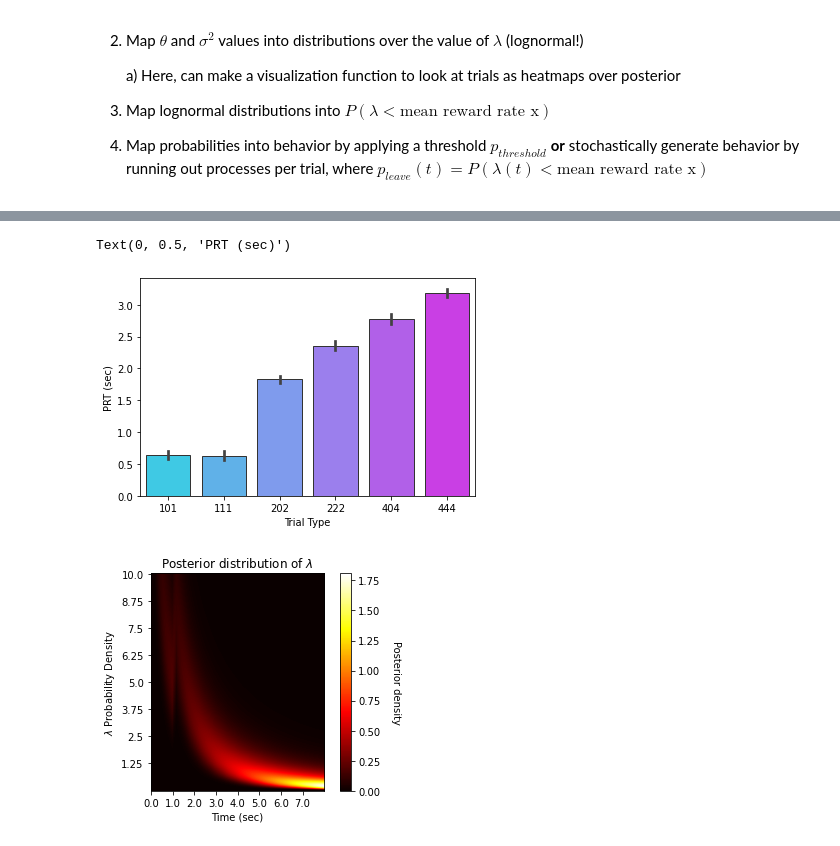
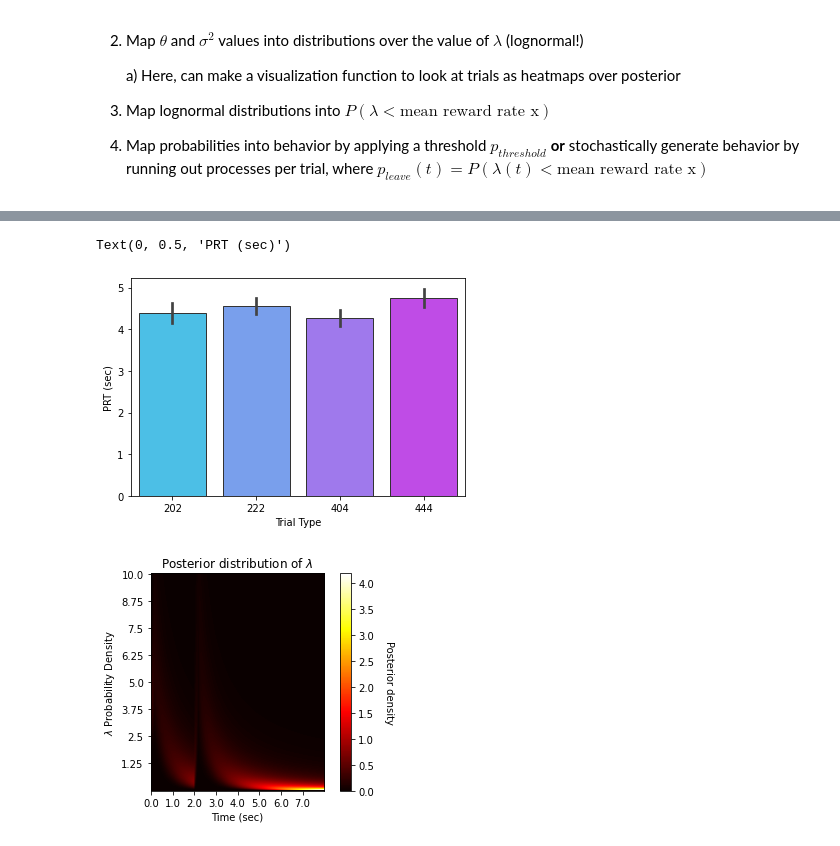
Before and after one commit to sternj98/rnn_foraging, a Jupyter notebook: Foraging PPSSM.ipynb, the cells around one changed output, grey strips where cells are left out. Drawn from its saved outputs; the diff is of its cells as text; code cells hidden in the pictures.

```diff
--- a/Foraging PPSSM.ipynb
+++ b/Foraging PPSSM.ipynb
@@ -277,7 +276,7 @@ def stochastic_prt_gen(p_lessthan_tts_trials,prt_lock = None,dt = 0.05):
         t_len = len(p_lessthan_tts_trials[tt][0])
         prts[tt] = np.zeros(len(p_lessthan_tts_trials[tt]))
         for i_trial in range(len(prts[tt])):
-            leave_ix = np.where(rnd.random(t_len) - p_lessthan_tts_trials[tt][i_trial] < 0)[0]
+            leave_ix = np.where(rnd.random(t_len) - dt * p_lessthan_tts_trials[tt][i_trial] < 0)[0]
             if prt_lock == None:
                 if len(leave_ix) > 0:
                     prts[tt][i_trial] = dt * leave_ix[0]
@@ -314,13 +313,13 @@ Text(0, 0.5, 'PRT (sec)')
 end_t = 8
 rew_seqs = [np.array([0,1]),np.array([0,1,2])]
 # create rxx trials, run PPSSM
-y_rxx = generate_from_rewtimes_y([1,2,4],rew_seqs,end_t = end_t)
+y_rxx = generate_from_rewtimes_y([2,4],rew_seqs,end_t = end_t)
 # run PPSSM
 ppssm_rxx_tts = {}
 for i_rewsize in y_rxx.keys():
     ppssm_rxx_tts[i_rewsize] = []
     for y_trial in y_rxx[i_rewsize]:
-        theta,sigma = ppssm(y_trial,i_rewsize,sigma2_0,sigma2_eps)
+        theta,sigma = ppssm(y_trial,theta0,sigma2_0,sigma2_eps) # ppssm(y_trial,i_rewsize,sigma2_0,sigma2_eps)
         ppssm_rxx_tts[i_rewsize].append((theta,sigma))
 ppssm_rxx_tts;
 # %%
@@ -356,7 +355,7 @@ def p_lessthan_x_rewseq(ppssm_tts,x,n_trials):
     return p_lessthan_tts_trials
 # %%
 n_trials = 100
-RXX_p_lessthan = p_lessthan_x_rewseq(ppssm_rxx_trials,x,n_trials)
+RXX_p_lessthan = p_lessthan_x_rewseq(ppssm_rxx_tts,x,n_trials)
 
 plt.figure()
 plt.imshow(RXX_p_lessthan[(4,0)])
@@ -369,18 +368,19 @@ plt.show()
 # %%
 # Generate stochastic behavior
-prts = stochastic_prt_gen(RXX_p_lessthan)
+prt_lock = 4 * [3]
+prts = stochastic_prt_gen(RXX_p_lessthan,prt_lock = prt_lock)
 prts_df = pd.DataFrame.from_dict(prts,orient = 'index').reset_index().melt(id_vars = 'index')
 prts_df = prts_df.drop(['variable'],axis = 'columns')
 prts_df = prts_df.rename(columns={"index": "tt", "value": "PRT"})
 # %%
 # visualize RXX behavior
 ax = sns.barplot(x="tt", y="PRT", data=prts_df,palette = 'cool',edgecolor="0.2")
-ax.set_xticklabels(["101","111"] + ["202","222"] + ["404","444"])
+ax.set_xticklabels(["202","222"] + ["404","444"])
 ax.set_xlabel("Trial Type")
 ax.set_ylabel("PRT (sec)")
 # %% [output]
 Text(0, 0.5, 'PRT (sec)')
-[figure, old version]
+[figure, new version]
 # %%
 # last, visualize dependence w/ time on patch
 end_t = 8
@@ -399,7 +399,7 @@ ppssm_r2_tts;
 # Plot heatmap of posterior over lambda for r...r trials
 pdf_xvals = np.linspace(0,10,200+1)
 t = np.arange(0,end_t,dt)
-r2_tt = 0
+r2_tt = 1
 i_rewsize = 4
 posterior = lamda_posterior_hmap(ppssm_r2_tts[i_rewsize][r2_tt][0],ppssm_r2_tts[i_rewsize][r2_tt][1],pdf_xvals)
 plt.title(r"Posterior distribution of $\lambda$")
@@ -413,7 +413,7 @@ cb.ax.get_yaxis().labelpad = 20
 cb.ax.set_ylabel("Posterior density",rotation=-90)
 plt.show()
 # %% [output]
-[figure, old version]
+[figure, new version]
 # %%
 # generate r2 p_lessthan
 n_trials = 100
```
Also changed, not shown: parts of 13 cells of this notebook, 1 other file.
